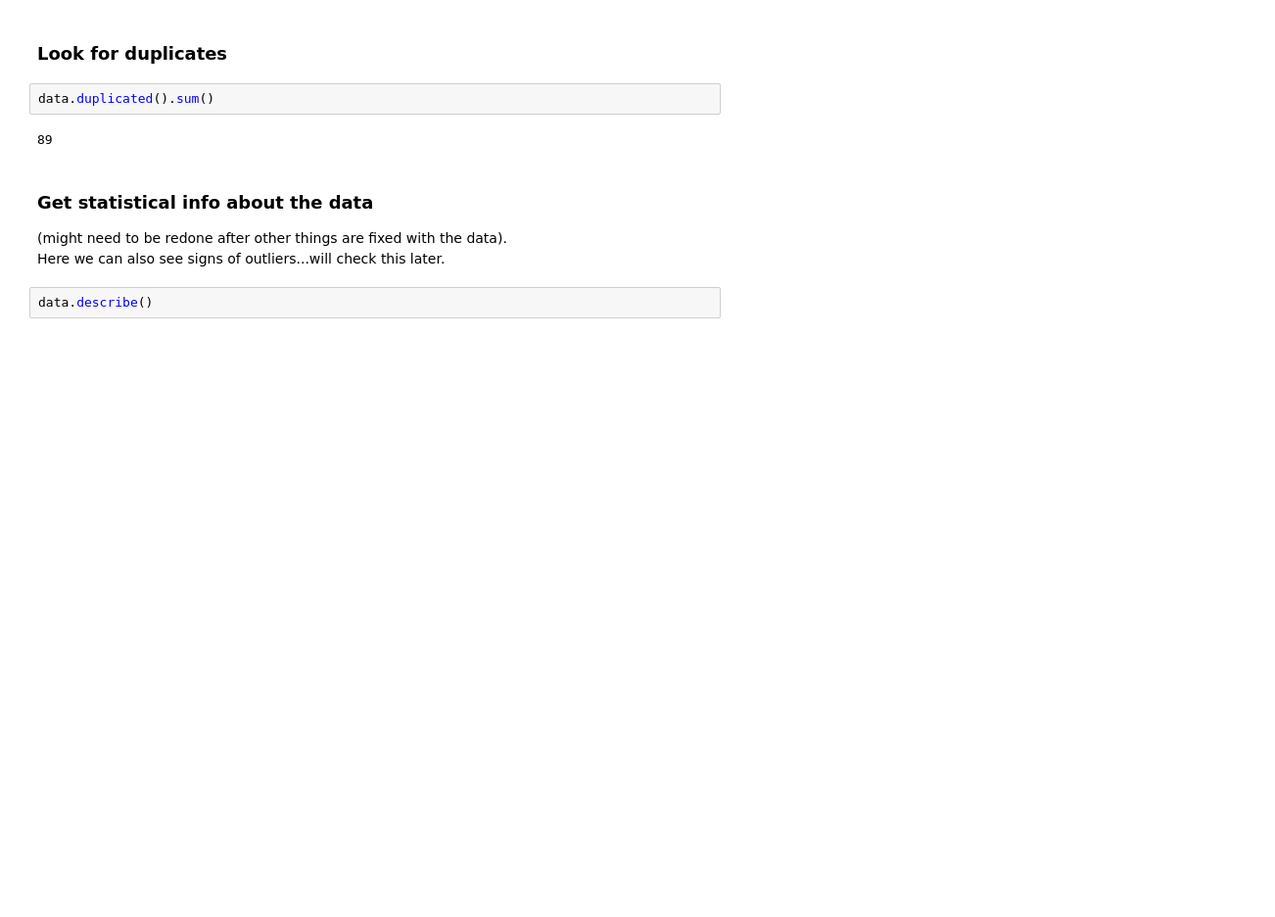
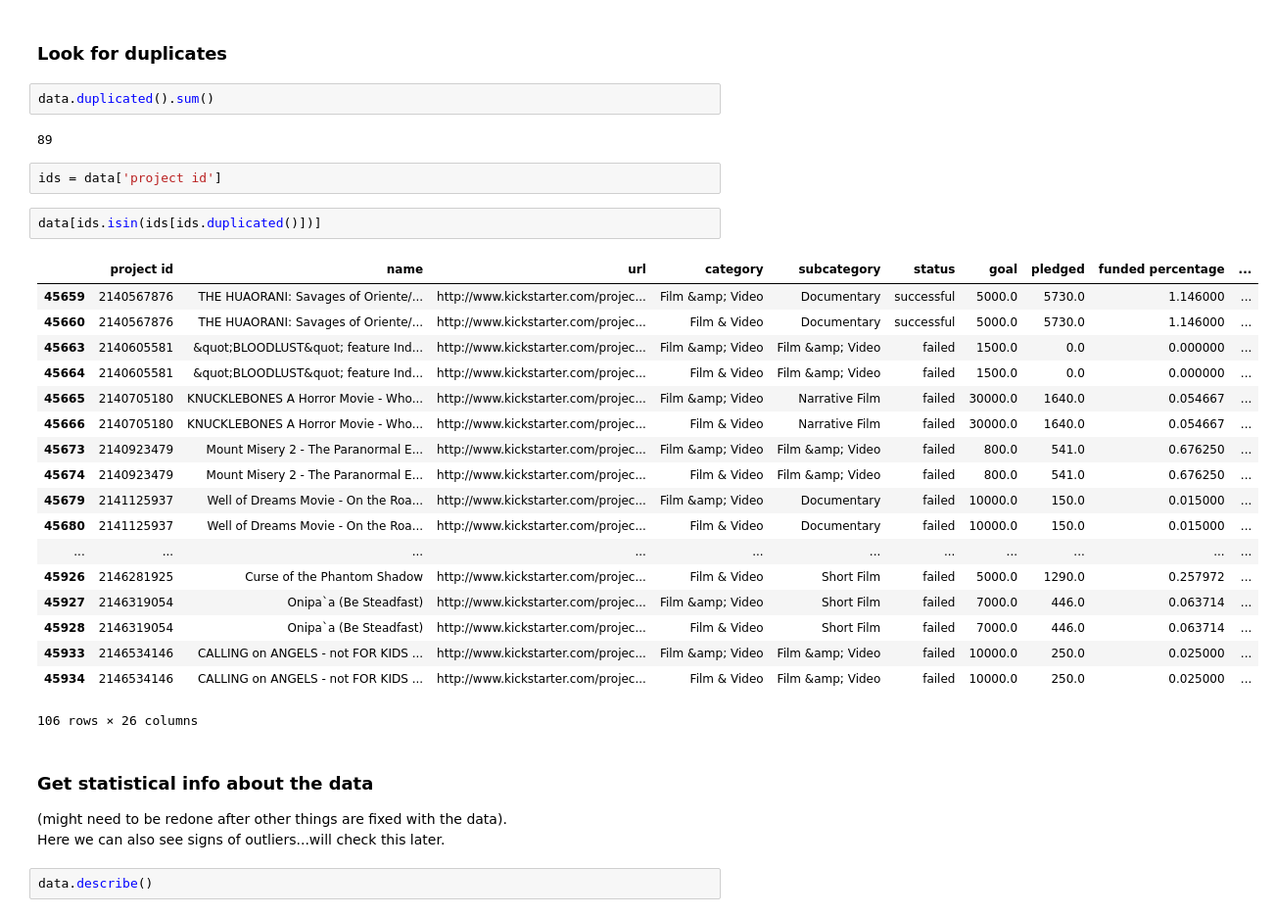
Before and after one commit to yhpf/kickstarter, a Jupyter notebook: kickstarter.ipynb, the cells around one changed output. Shown: that part at 98% size. Drawn from its saved outputs; the diff is of its cells as text; blank space fills up the shorter version.

Commit message:
showing duplicated rows

```diff
--- a/kickstarter.ipynb
+++ b/kickstarter.ipynb
@@ -86,6 +86,29 @@ dtype: int64
 data.duplicated().sum()
 # %% [output]
 89
+# %%
+ids = data['project id']
+# %%
+data[ids.isin(ids[ids.duplicated()])]
+# %% [output]
+|  | project id | name | url | category | subcategory | status | goal | pledged | funded percentage | ... |
+| 45659 | 2140567876 | THE HUAORANI: Savages of Oriente/... | http://www.kickstarter.com/projec... | Film &amp; Video | Documentary | successful | 5000.0 | 5730.0 | 1.146000 | ... |
+| 45660 | 2140567876 | THE HUAORANI: Savages of Oriente/... | http://www.kickstarter.com/projec... | Film & Video | Documentary | successful | 5000.0 | 5730.0 | 1.146000 | ... |
+| 45663 | 2140605581 | &quot;BLOODLUST&quot; feature Ind... | http://www.kickstarter.com/projec... | Film &amp; Video | Film &amp; Video | failed | 1500.0 | 0.0 | 0.000000 | ... |
+| 45664 | 2140605581 | &quot;BLOODLUST&quot; feature Ind... | http://www.kickstarter.com/projec... | Film & Video | Film &amp; Video | failed | 1500.0 | 0.0 | 0.000000 | ... |
+| 45665 | 2140705180 | KNUCKLEBONES A Horror Movie - Who... | http://www.kickstarter.com/projec... | Film &amp; Video | Narrative Film | failed | 30000.0 | 1640.0 | 0.054667 | ... |
+| 45666 | 2140705180 | KNUCKLEBONES A Horror Movie - Who... | http://www.kickstarter.com/projec... | Film & Video | Narrative Film | failed | 30000.0 | 1640.0 | 0.054667 | ... |
+| 45673 | 2140923479 | Mount Misery 2 - The Paranormal E... | http://www.kickstarter.com/projec... | Film &amp; Video | Film &amp; Video | failed | 800.0 | 541.0 | 0.676250 | ... |
+| 45674 | 2140923479 | Mount Misery 2 - The Paranormal E... | http://www.kickstarter.com/projec... | Film & Video | Film &amp; Video | failed | 800.0 | 541.0 | 0.676250 | ... |
+| 45679 | 2141125937 | Well of Dreams Movie - On the Roa... | http://www.kickstarter.com/projec... | Film &amp; Video | Documentary | failed | 10000.0 | 150.0 | 0.015000 | ... |
+| 45680 | 2141125937 | Well of Dreams Movie - On the Roa... | http://www.kickstarter.com/projec... | Film & Video | Documentary | failed | 10000.0 | 150.0 | 0.015000 | ... |
+| ... | ... | ... | ... | ... | ... | ... | ... | ... | ... | ... |
+| 45926 | 2146281925 | Curse of the Phantom Shadow | http://www.kickstarter.com/projec... | Film & Video | Short Film | failed | 5000.0 | 1290.0 | 0.257972 | ... |
+| 45927 | 2146319054 | Onipa`a (Be Steadfast) | http://www.kickstarter.com/projec... | Film &amp; Video | Short Film | failed | 7000.0 | 446.0 | 0.063714 | ... |
+| 45928 | 2146319054 | Onipa`a (Be Steadfast) | http://www.kickstarter.com/projec... | Film & Video | Short Film | failed | 7000.0 | 446.0 | 0.063714 | ... |
+| 45933 | 2146534146 | CALLING on ANGELS - not FOR KIDS ... | http://www.kickstarter.com/projec... | Film &amp; Video | Film &amp; Video | failed | 10000.0 | 250.0 | 0.025000 | ... |
+| 45934 | 2146534146 | CALLING on ANGELS - not FOR KIDS ... | http://www.kickstarter.com/projec... | Film & Video | Film &amp; Video | failed | 10000.0 | 250.0 | 0.025000 | ... |
+106 rows × 26 columns
 # %% [markdown]
 ### Get statistical info about the data
 (might need to be redone after other things are fixed with the data). <BR />Here we can also see signs of outliers...will check this later.
```
